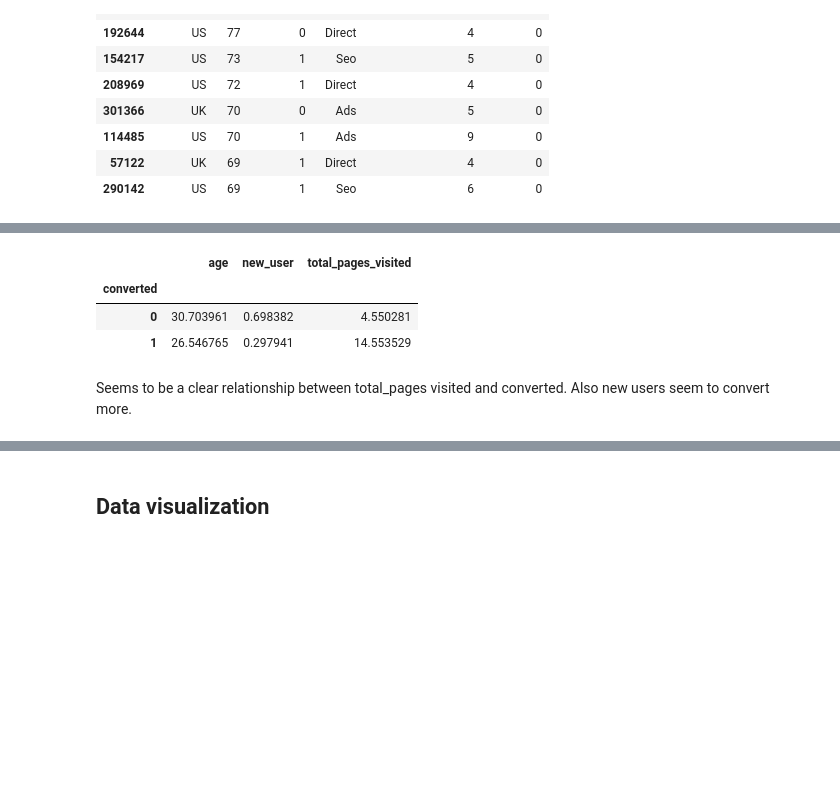
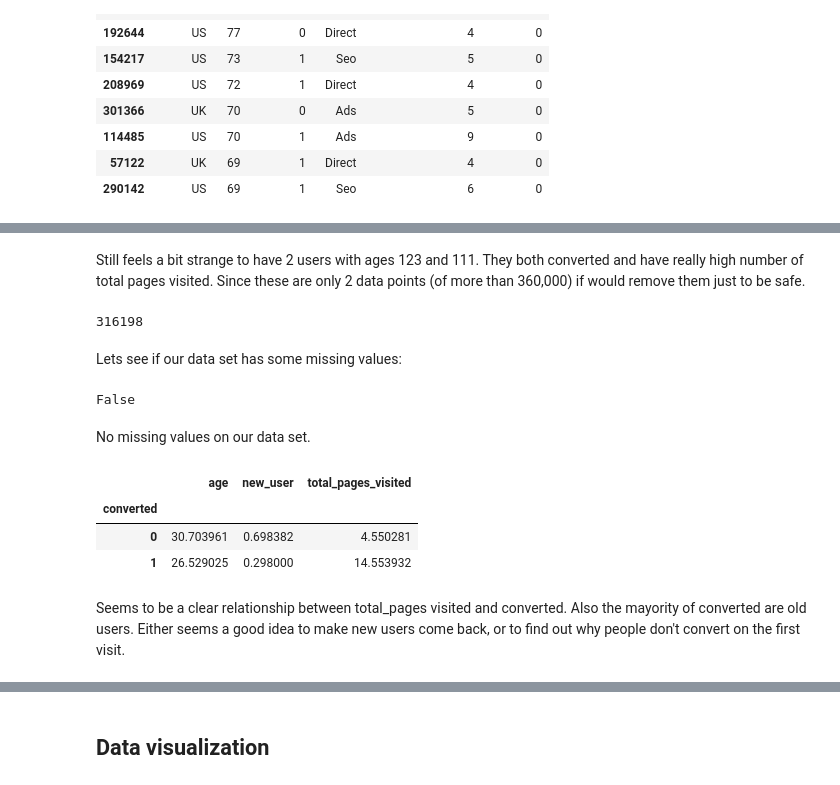
Before and after one commit to YoloData-You-Only-Learn-Once/cgaray, a Jupyter notebook: Q1_cgaray.ipynb, the cells around one changed output, grey strips where cells are left out. Drawn from its saved outputs; the diff is of its cells as text; code cells hidden in the pictures; blank space fills up the shorter version.

```diff
--- a/Q1_cgaray.ipynb
+++ b/Q1_cgaray.ipynb
@@ -65,9 +86,24 @@ no null values
+# %% [markdown]
+Still feels a bit strange to have 2 users with ages 123 and 111. They both converted and have really high number of total pages visited. Since these are only 2 data points (of more than 360,000) if would remove them just to be safe.
+# %%
+data_cleaned = data_original[data_original['age'] < 100]
+len(data_cleaned)
+# %% [output]
+316198
+# %% [markdown]
+Lets see if our data set has some missing values:
+# %%
+data_cleaned.isnull().values.any()
+# %% [output]
+False
+# %% [markdown]
+No missing values on our data set.
 # %%
-data_original.groupby('converted').mean()
+data_cleaned.groupby('converted').mean()
 # %% [output]
 |  | age | new_user | total_pages_visited |
 | converted |  |  |  |
 | 0 | 30.703961 | 0.698382 | 4.550281 |
-| 1 | 26.546765 | 0.297941 | 14.553529 |
+| 1 | 26.529025 | 0.298000 | 14.553932 |
 # %% [markdown]
-Seems to be a clear relationship between total_pages visited and converted. Also new users seem to convert more.
+Seems to be a clear relationship between total_pages visited and converted. Also the mayority of converted are old users. Either seems a good idea to make new users come back, or to find out why people don't convert on the first visit.
```
Also changed, not shown: parts of 34 cells of this notebook.
